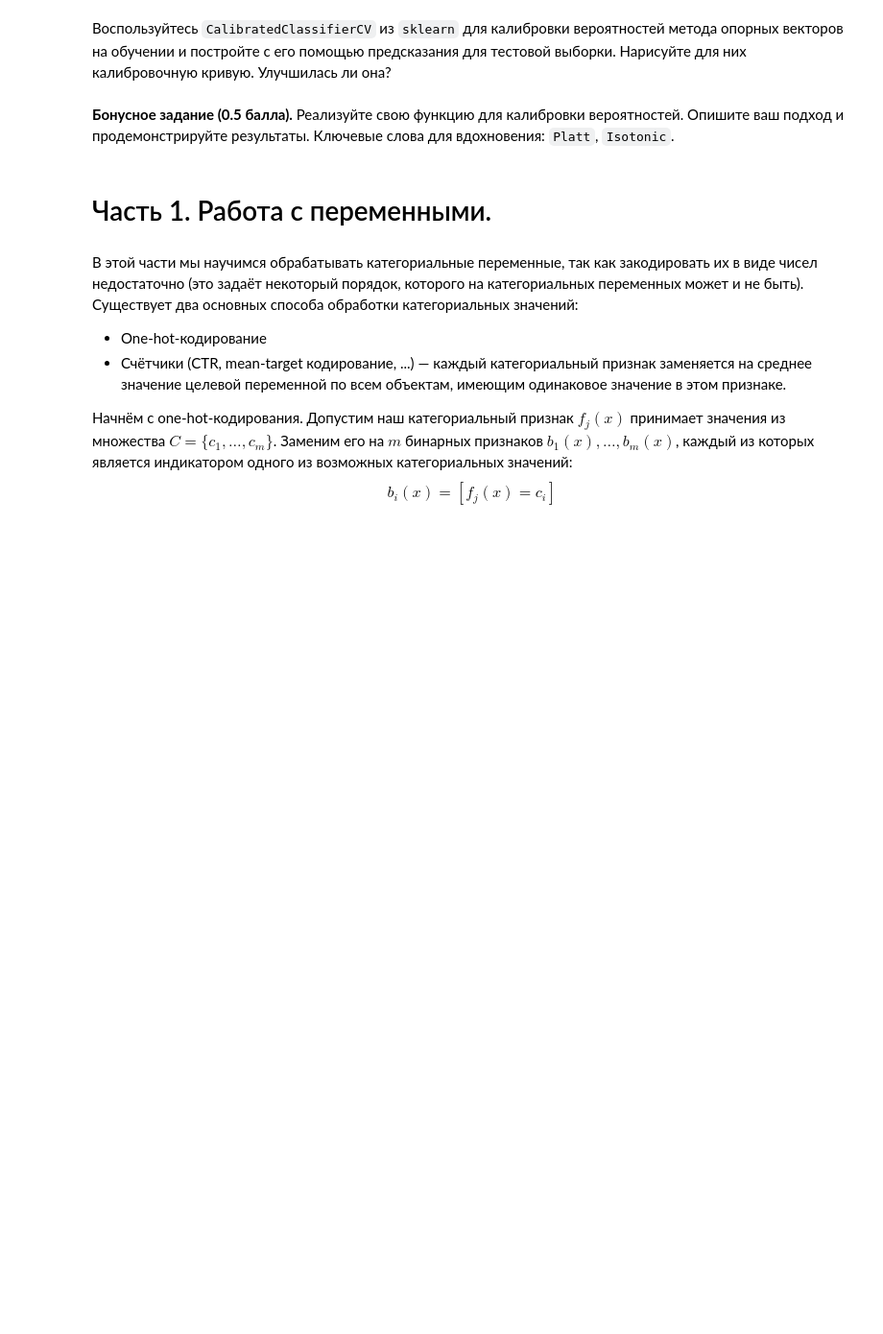
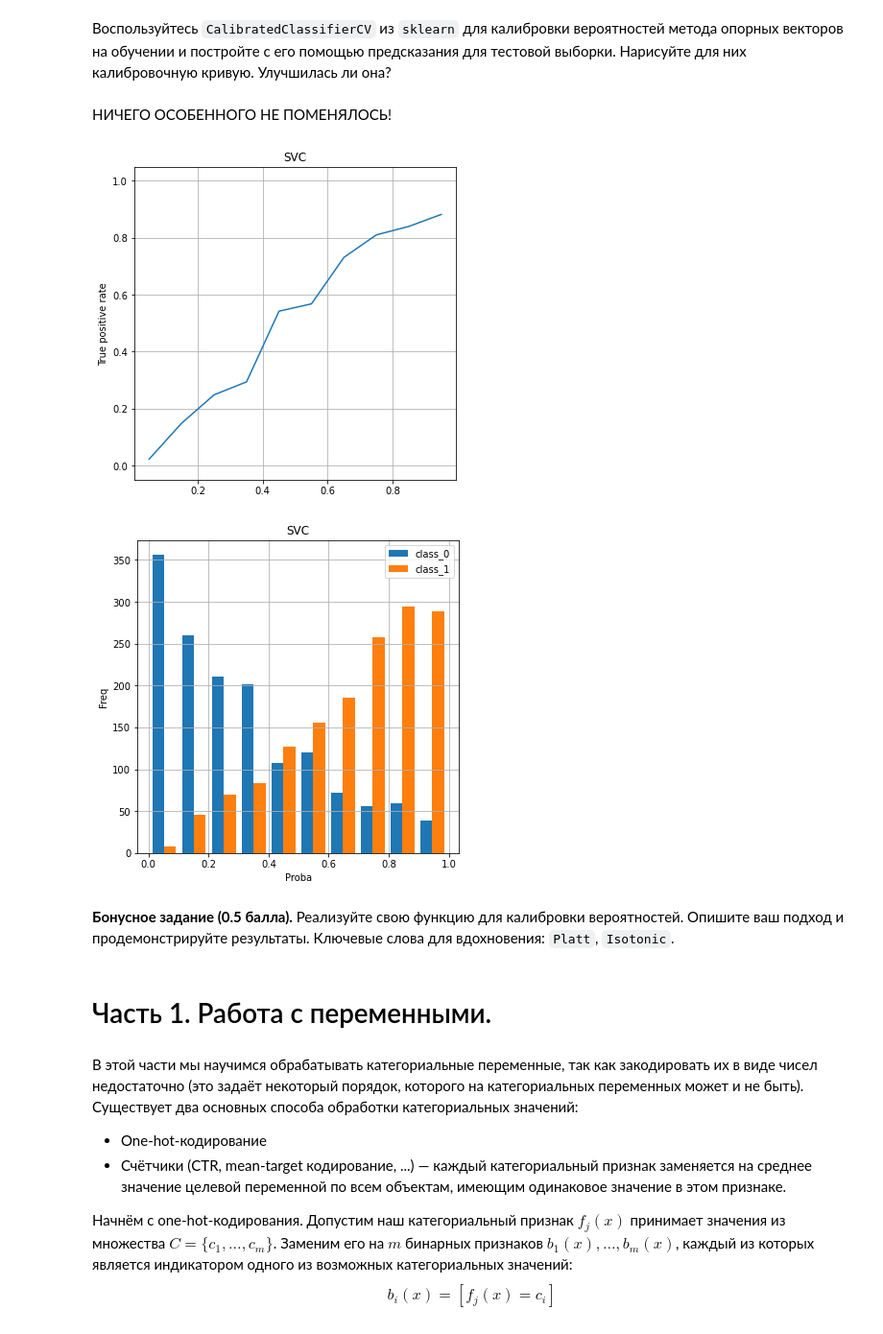
Before and after one commit to miche2020/ml-course-hse, a Jupyter notebook: 2020-fall/homeworks-practice/homework-practice-04-classification.ipynb, the cells around one changed output. Shown at 96% size. Cells and saved outputs as stored; diff of their text form; code cells hidden in the pictures; blank space fills up the shorter version.

```diff
--- a/2020-fall/homeworks-practice/homework-practice-04-classification.ipynb
+++ b/2020-fall/homeworks-practice/homework-practice-04-classification.ipynb
@@ -285,4 +286,6 @@ def plot_calibration_curve(y_test, preds):
 # %% [markdown]
 Воспользуйтесь `CalibratedClassifierCV` из `sklearn` для калибровки вероятностей метода опорных векторов на обучении и постройте с его помощью предсказания для тестовой выборки. Нарисуйте для них калибровочную кривую. Улучшилась ли она?
+# %% [markdown]
+НИЧЕГО ОСОБЕННОГО НЕ ПОМЕНЯЛОСЬ!
 # %%
 #your code here
@@ -289,3 +293,12 @@ def plot_calibration_curve(y_test, preds):
+# %%
+model = SVC(kernel='linear')
+cal_model = CalibratedClassifierCV(model).fit(X_train, y_train)
+pred = cal_model.predict_proba(X_test)[:,1]
+plot_calibration_curve(y_test, pred, 'SVC')
+plot_hist(y_test,pred,'SVC')
+# %% [output]
+[figure, added]
+[figure, added]
 # %% [markdown]
 __Бонусное задание (0.5 балла).__ Реализуйте свою функцию для калибровки вероятностей. Опишите ваш подход и продемонстрируйте результаты. Ключевые слова для вдохновения: `Platt`, `Isotonic`.
 # %%
```
Also changed, not shown: parts of 21 cells of this notebook, 5 other files.
